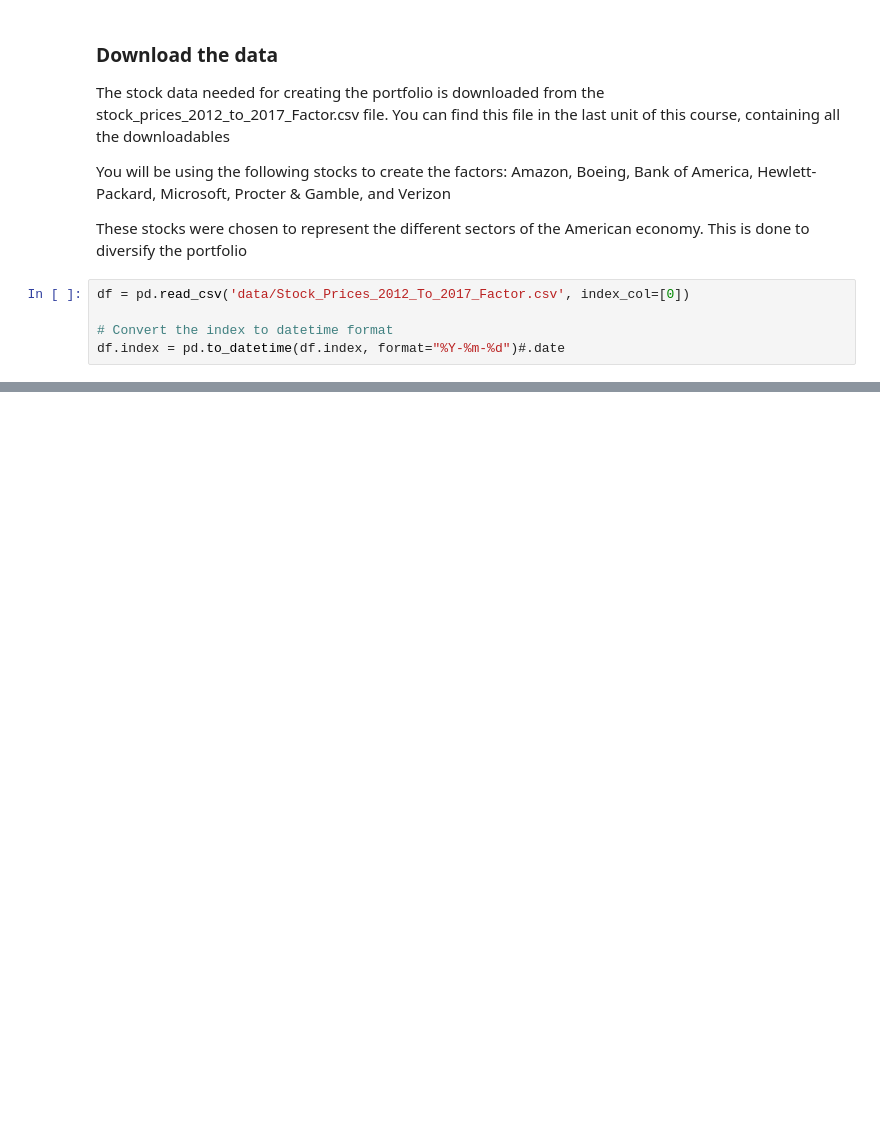
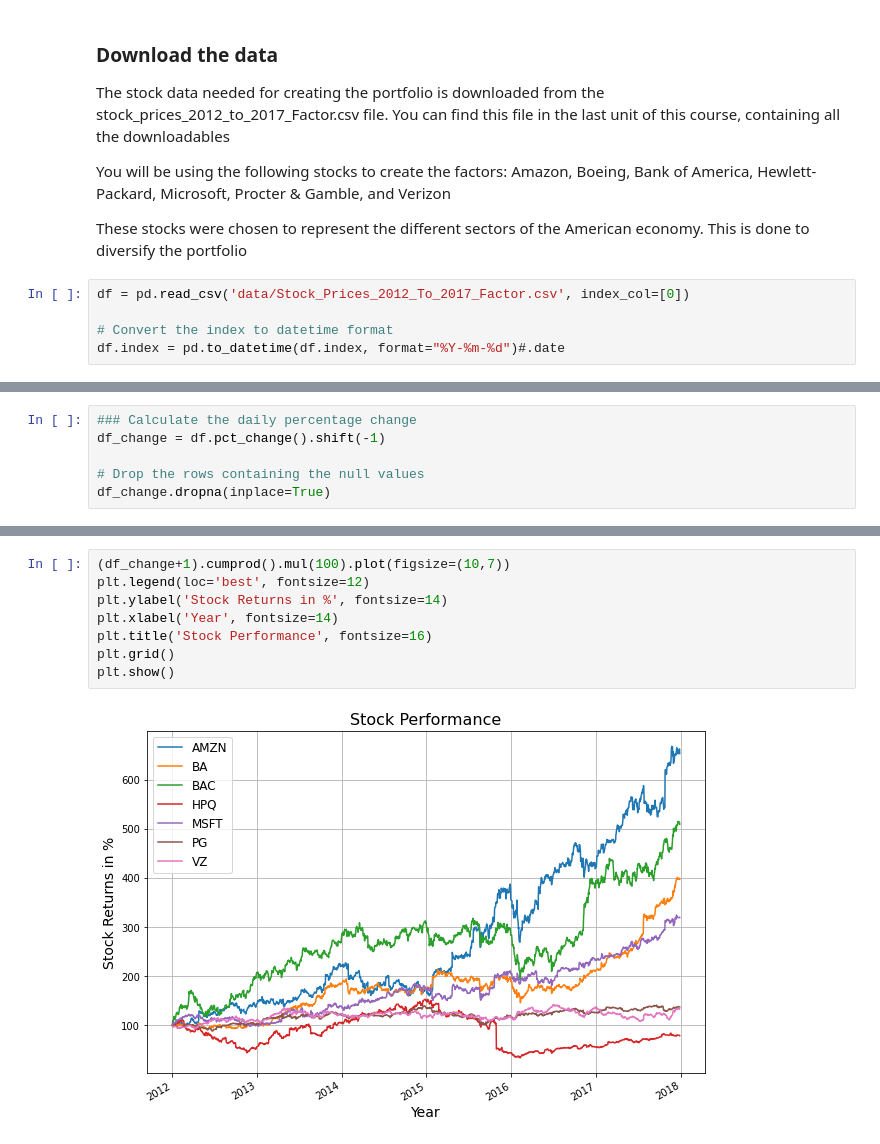
Before and after one commit to cmj123/quantitative_portfolio_management, a Jupyter notebook: multi_factor_model/momentum.ipynb, the cells around one changed output, grey strips where cells are left out. Saved outputs shown, nothing was run; the diff lists cells and outputs as text; blank space fills up the shorter version.

Commit message:
Calculate an visualised daily cumulative returns

```diff
--- a/multi_factor_model/momentum.ipynb
+++ b/multi_factor_model/momentum.ipynb
@@ -46,0 +49,6 @@ Index([2012-01-03, 2012-01-04, 2012-01-05, 2012-01-06, 2012-01-09, 2012-01-10,
+# %%
+### Calculate the daily percentage change
+df_change = df.pct_change().shift(-1)
+
+# Drop the rows containing the null values
+df_change.dropna(inplace=True)
@@ -46,0 +67,10 @@ Index([2012-01-03, 2012-01-04, 2012-01-05, 2012-01-06, 2012-01-09, 2012-01-10,
+# %%
+(df_change+1).cumprod().mul(100).plot(figsize=(10,7))
+plt.legend(loc='best', fontsize=12)
+plt.ylabel('Stock Returns in %', fontsize=14)
+plt.xlabel('Year', fontsize=14)
+plt.title('Stock Performance', fontsize=16)
+plt.grid()
+plt.show()
+# %% [output]
+[figure, added]
```
Also changed, not shown: parts of 2 cells of this notebook.
